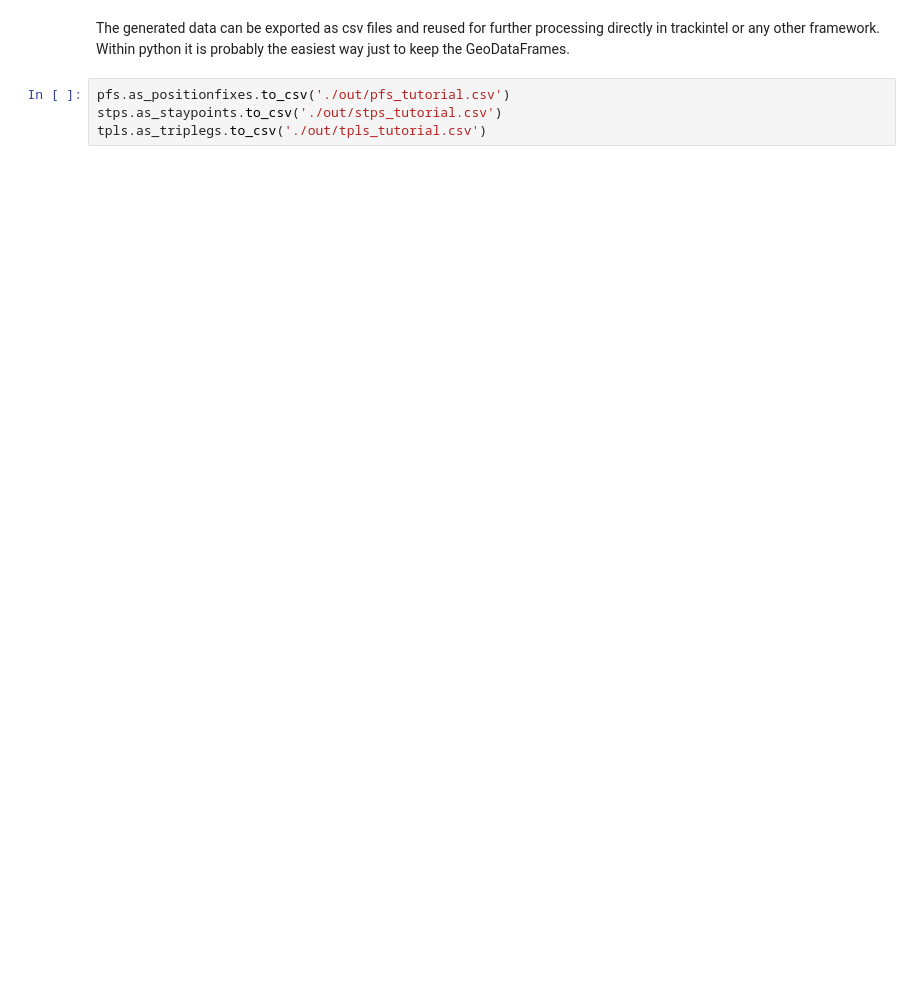
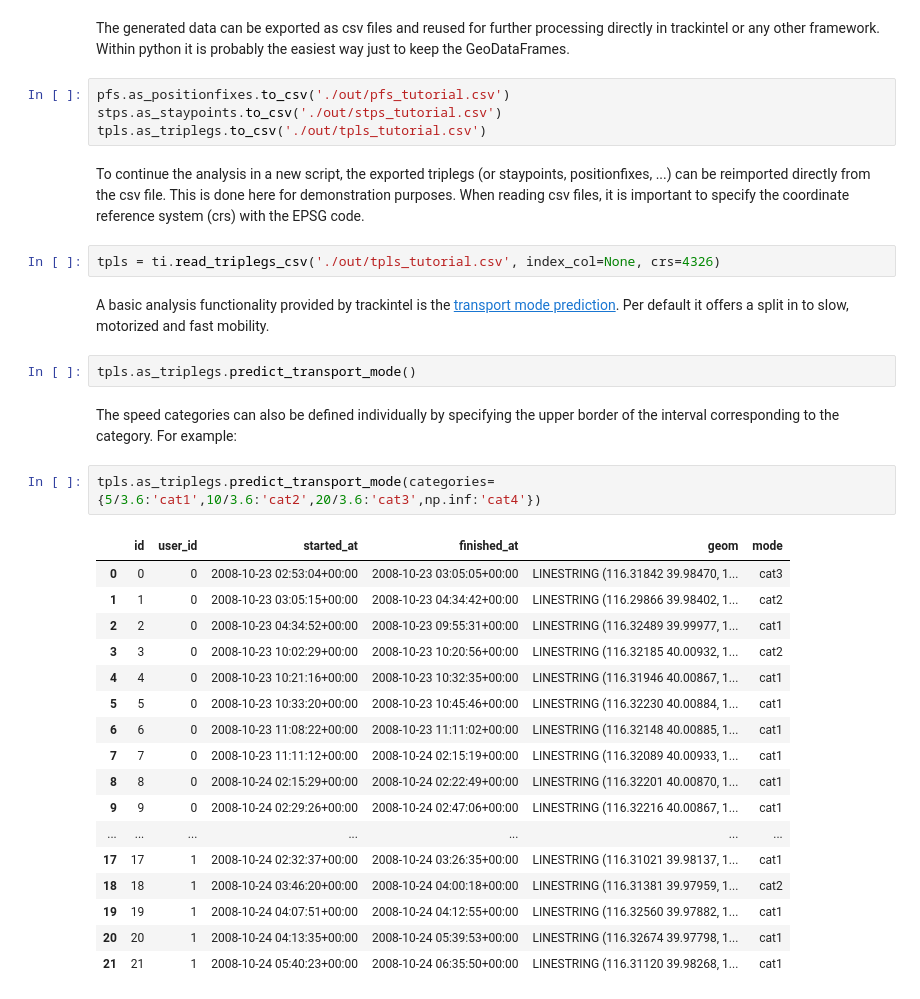
Before and after one commit to mie-lab/trackintel, a Jupyter notebook: examples/trackintel_basic_tutorial.ipynb, the cells around one changed output. Cells and saved outputs as stored; diff of their text form; blank space fills up the shorter version.

```diff
--- a/examples/trackintel_basic_tutorial.ipynb
+++ b/examples/trackintel_basic_tutorial.ipynb
@@ -74,3 +75,33 @@ The generated data can be exported as csv files and reused for further processin
 pfs.as_positionfixes.to_csv('./out/pfs_tutorial.csv')
 stps.as_staypoints.to_csv('./out/stps_tutorial.csv')
 tpls.as_triplegs.to_csv('./out/tpls_tutorial.csv')
+# %% [markdown]
+To continue the analysis in a new script, the exported triplegs (or staypoints, positionfixes, ...) can be reimported directly from the csv file. This is done here for demonstration purposes. When reading csv files, it is important to specify the coordinate reference system (crs) with the EPSG code.
+# %%
+tpls = ti.read_triplegs_csv('./out/tpls_tutorial.csv', index_col=None, crs=4326)
+# %% [markdown]
+A basic analysis functionality provided by trackintel is the [transport mode prediction](https://trackintel.readthedocs.io/en/latest/modules/analysis.html#transport-mode-identification). Per default it offers a split in to slow, motorized and fast mobility.
+# %%
+tpls.as_triplegs.predict_transport_mode()
+# %% [markdown]
+The speed categories can also be defined individually by specifying the upper border of the interval corresponding to the category. For example:
+# %%
+tpls.as_triplegs.predict_transport_mode(categories={5/3.6:'cat1',10/3.6:'cat2',20/3.6:'cat3',np.inf:'cat4'})
+# %% [output]
+|  | id | user_id | started_at | finished_at | geom | mode |
+| 0 | 0 | 0 | 2008-10-23 02:53:04+00:00 | 2008-10-23 03:05:05+00:00 | LINESTRING (116.31842 39.98470, 1... | cat3 |
+| 1 | 1 | 0 | 2008-10-23 03:05:15+00:00 | 2008-10-23 04:34:42+00:00 | LINESTRING (116.29866 39.98402, 1... | cat2 |
+| 2 | 2 | 0 | 2008-10-23 04:34:52+00:00 | 2008-10-23 09:55:31+00:00 | LINESTRING (116.32489 39.99977, 1... | cat1 |
+| 3 | 3 | 0 | 2008-10-23 10:02:29+00:00 | 2008-10-23 10:20:56+00:00 | LINESTRING (116.32185 40.00932, 1... | cat2 |
+| 4 | 4 | 0 | 2008-10-23 10:21:16+00:00 | 2008-10-23 10:32:35+00:00 | LINESTRING (116.31946 40.00867, 1... | cat1 |
+| 5 | 5 | 0 | 2008-10-23 10:33:20+00:00 | 2008-10-23 10:45:46+00:00 | LINESTRING (116.32230 40.00884, 1... | cat1 |
+| 6 | 6 | 0 | 2008-10-23 11:08:22+00:00 | 2008-10-23 11:11:02+00:00 | LINESTRING (116.32148 40.00885, 1... | cat1 |
+| 7 | 7 | 0 | 2008-10-23 11:11:12+00:00 | 2008-10-24 02:15:19+00:00 | LINESTRING (116.32089 40.00933, 1... | cat1 |
+| 8 | 8 | 0 | 2008-10-24 02:15:29+00:00 | 2008-10-24 02:22:49+00:00 | LINESTRING (116.32201 40.00870, 1... | cat1 |
+| 9 | 9 | 0 | 2008-10-24 02:29:26+00:00 | 2008-10-24 02:47:06+00:00 | LINESTRING (116.32216 40.00867, 1... | cat1 |
+| ... | ... | ... | ... | ... | ... | ... |
+| 17 | 17 | 1 | 2008-10-24 02:32:37+00:00 | 2008-10-24 03:26:35+00:00 | LINESTRING (116.31021 39.98137, 1... | cat1 |
+| 18 | 18 | 1 | 2008-10-24 03:46:20+00:00 | 2008-10-24 04:00:18+00:00 | LINESTRING (116.31381 39.97959, 1... | cat2 |
+| 19 | 19 | 1 | 2008-10-24 04:07:51+00:00 | 2008-10-24 04:12:55+00:00 | LINESTRING (116.32560 39.97882, 1... | cat1 |
+| 20 | 20 | 1 | 2008-10-24 04:13:35+00:00 | 2008-10-24 05:39:53+00:00 | LINESTRING (116.32674 39.97798, 1... | cat1 |
+| 21 | 21 | 1 | 2008-10-24 05:40:23+00:00 | 2008-10-24 06:35:50+00:00 | LINESTRING (116.31120 39.98268, 1... | cat1 |
```
Also changed, not shown: parts of 6 cells of this notebook, 3 other files.
